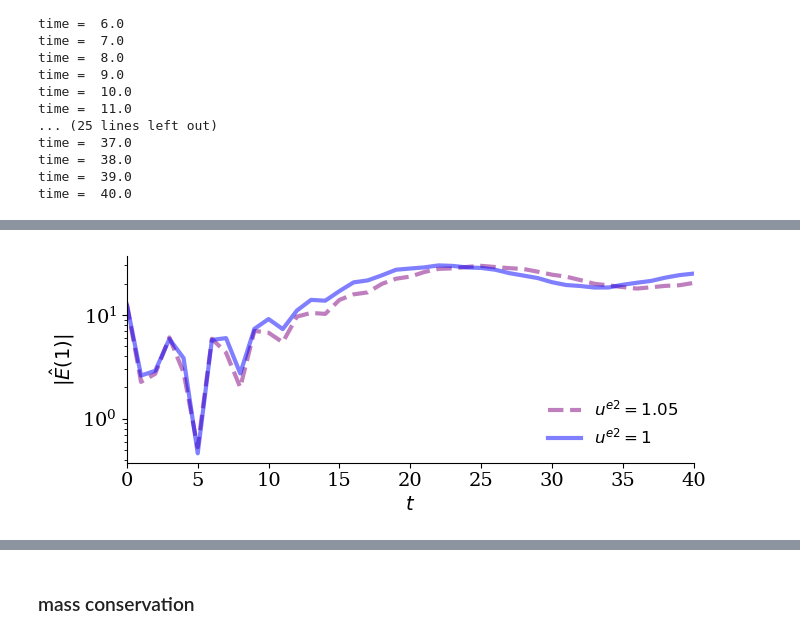
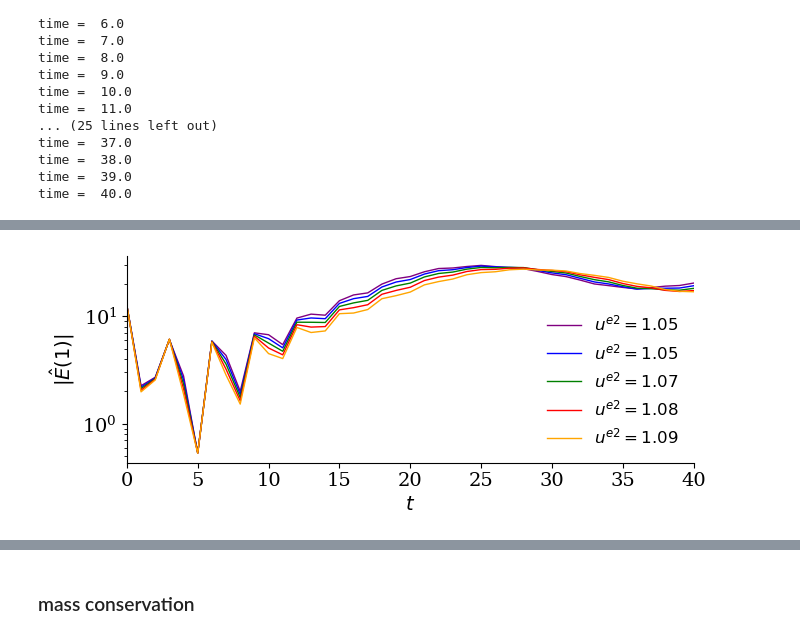
Before and after one commit to opaliss/HermiteFD-ROM, a Jupyter notebook: FOM/two_stream_instability_FOM.ipynb, the cells around one changed output, grey strips where cells are left out. Drawn from its saved outputs; the diff is of its cells as text; code cells hidden in the pictures.

Commit message:
update SVD two stream

```diff
--- a/FOM/two_stream_instability_FOM.ipynb
+++ b/FOM/two_stream_instability_FOM.ipynb
@@ -36,8 +36,8 @@ setup = SimulationSetupTwoStreamFOM(Nx=251,
                                     alpha_e1=0.5,
                                     alpha_e2=0.5,
                                     alpha_i=np.sqrt(2 / 1836),
-                                    u_e1=-1.05,
-                                    u_e2=1.05,
+                                    u_e1=-1.09,
+                                    u_e2=1.09,
                                     u_i=0,
                                     L=2 * np.pi,
                                     dt=1e-2,
@@ -169,24 +169,32 @@ np.save("../data/FOM/two_stream/sample_" + str(setup.u_e2) + "/sol_midpoint_E_"
 np.save("../data/FOM/two_stream/sample_" + str(setup.u_e2) + "/sol_midpoint_E1_" + str(setup.Nv)+ "_nu_" + str(setup.nu_e1) + ".npy", E1_midpoint)
 # %%
 E1_1 = np.load("../data/FOM/two_stream/sample_1/sol_midpoint_E1_" + str(setup.Nv)+ "_nu_" + str(setup.nu_e1) + ".npy")
-E1_105 = np.load("../data/FOM/two_stream/sample_1/sol_midpoint_E1_" + str(setup.Nv)+ "_nu_" + str(setup.nu_e1) + ".npy")
+E1_105 = np.load("../data/FOM/two_stream/sample_1.05/sol_midpoint_E1_" + str(setup.Nv)+ "_nu_" + str(setup.nu_e1) + ".npy")
+E1_106 = np.load("../data/FOM/two_stream/sample_1.06/sol_midpoint_E1_" + str(setup.Nv)+ "_nu_" + str(setup.nu_e1) + ".npy")
+E1_107 = np.load("../data/FOM/two_stream/sample_1.07/sol_midpoint_E1_" + str(setup.Nv)+ "_nu_" + str(setup.nu_e1) + ".npy")
+E1_108 = np.load("../data/FOM/two_stream/sample_1.08/sol_midpoint_E1_" + str(setup.Nv)+ "_nu_" + str(setup.nu_e1) + ".npy")
+E1_109 = np.load("../data/FOM/two_stream/sample_1.09/sol_midpoint_E1_" + str(setup.Nv)+ "_nu_" + str(setup.nu_e1) + ".npy")
+E1_12 = np.load("../data/FOM/two_stream/sample_1.2/sol_midpoint_E1_" + str(setup.Nv)+ "_nu_" + str(setup.nu_e1) + ".npy")
 # %%
 # plot the electric field damping rate
 fig, ax = plt.subplots(figsize=(7, 3))
-ax.plot(sol_midpoint_t, E1_midpoint, "--", c="purple", alpha=0.5, linewidth=3, label="$u^{e2}=1.05$")
-ax.plot(sol_midpoint_t, E1_1, "-", c="blue", alpha=0.5, linewidth=3, label="$u^{e2}= 1$")
+ax.plot(sol_midpoint_t, E1_105, "-", c="purple", linewidth=1, label="$u^{e2}=1.05$")
+ax.plot(sol_midpoint_t, E1_106, "-", c="blue", linewidth=1, label="$u^{e2}=1.05$")
+ax.plot(sol_midpoint_t, E1_107, "-", c="green", linewidth=1, label="$u^{e2}=1.07$")
+ax.plot(sol_midpoint_t, E1_108, "-", c="red", linewidth=1, label="$u^{e2}=1.08$")
+ax.plot(sol_midpoint_t, E1_109, "-", c="orange", linewidth=1, label="$u^{e2}=1.09$")
 ax.set_yscale("log")
 ax.spines['right'].set_visible(False)
 ax.spines['top'].set_visible(False)
 ax.set_ylabel("$|\hat{E}(1)|$")
 ax.set_xlabel("$ t$")
 ax.set_xlim(0, setup.T)
 legend = ax.legend(ncols=1, fancybox=False, shadow=False, fontsize=12, loc='lower right')
 legend.get_frame().set_alpha(0)
 plt.tight_layout()
 #plt.savefig("../figs/FOM/two_stream/electric_field_damping_rate_" + str(setup.Nv) + ".png", dpi=600)
 # %% [output]
-[figure, old version]
+[figure, new version]
 # %%
 # fig, ax = plt.subplots(figsize=(6, 4), dpi = 500)
 
```
Also changed, not shown: parts of 12 cells of this notebook, 4 other files.
